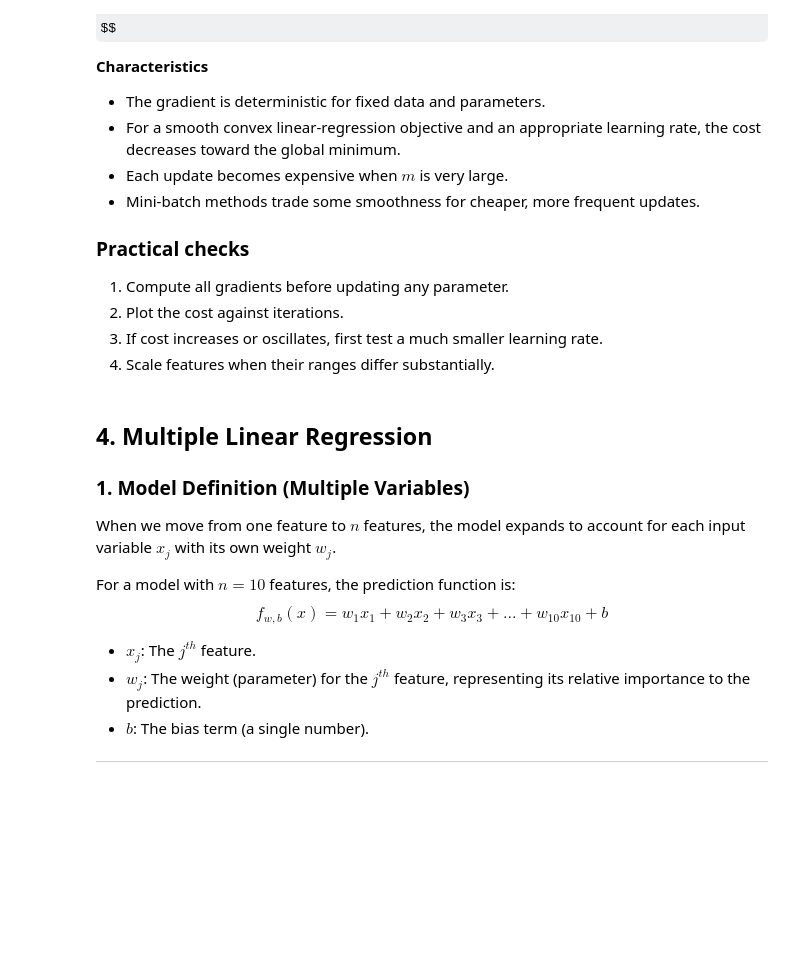
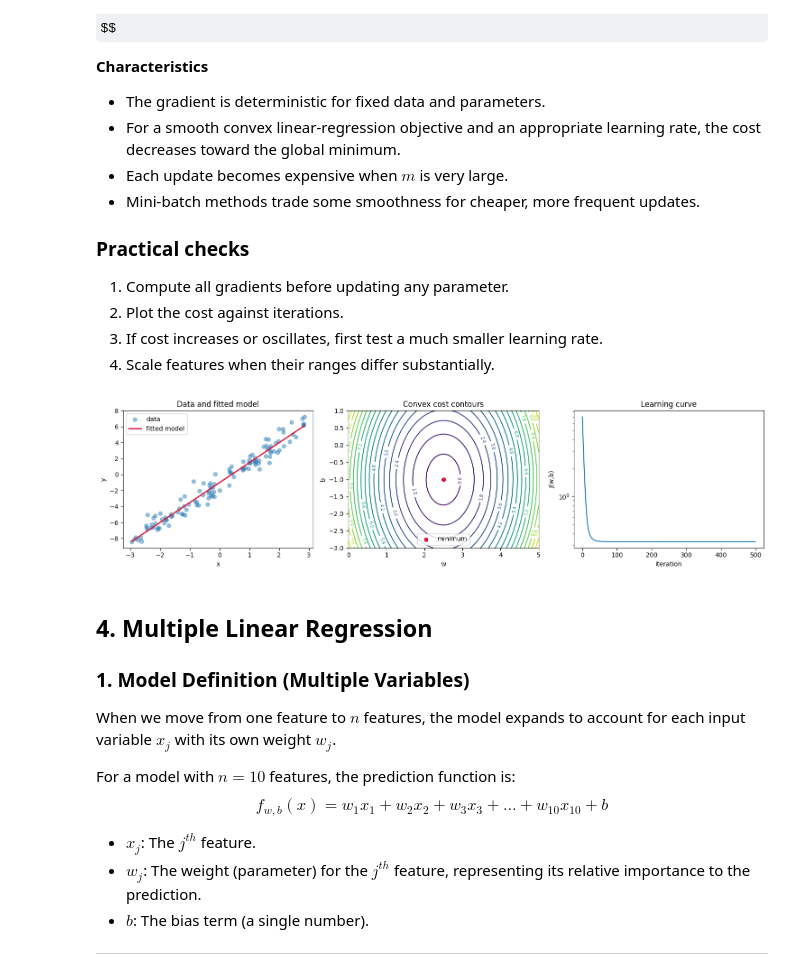
Before and after one commit to haosenhuo2006/python_learning, a Jupyter notebook: machine_learning.ipynb, the cells around one changed output. Drawn from its saved outputs; the diff is of its cells as text; code cells hidden in the pictures; some formulas as TeX source; blank space fills up the shorter version.

Commit message:
Update learning notes and notebook environment

```diff
--- a/machine_learning.ipynb
+++ b/machine_learning.ipynb
@@ -28,6 +28,7 @@ This notebook keeps the full conceptual detail of the original notes while organ
 # %%
 import numpy as np
 import matplotlib.pyplot as plt
+from IPython.display import display
 
 from sklearn.datasets import load_breast_cancer
 from sklearn.linear_model import LogisticRegression, Ridge
@@ -45,6 +46,19 @@ from sklearn.preprocessing import PolynomialFeatures, StandardScaler
 
 rng = np.random.default_rng(42)
 np.set_printoptions(precision=4, suppress=True)
+
+
+def show_plot(fig=None):
+    """Render a Matplotlib figure inside VS Code/Jupyter notebooks.
+
+    Some kernels use the non-interactive Agg backend. In that case plt.show()
+    can print: "FigureCanvasAgg is non-interactive". display(fig) asks the
+    notebook frontend to render the figure directly, so it avoids that warning.
+    """
+    if fig is None:
+        fig = plt.gcf()
+    display(fig)
+    plt.close(fig)
 # %% [markdown]
 ## Math bridge for this notebook
 
@@ -358,34 +372,36 @@ $$
 w_values = np.linspace(0, 5, 100)
 b_values = np.linspace(-3, 1, 100)
 cost_grid = np.empty((len(b_values), len(w_values)))
 
 for row, b_candidate in enumerate(b_values):
     for col, w_candidate in enumerate(w_values):
         cost_grid[row, col] = mse_cost(
             X, y, np.array([w_candidate]), b_candidate
         )
 
 fig, axes = plt.subplots(1, 3, figsize=(15, 4))
 
 axes[0].scatter(X[:, 0], y, alpha=0.45, label="data")
 x_line = np.linspace(X.min(), X.max(), 100).reshape(-1, 1)
 axes[0].plot(x_line[:, 0], predict_linear(x_line, w, b),
              color="crimson", linewidth=2, label="fitted model")
 axes[0].set(title="Data and fitted model", xlabel="x", ylabel="y")
 axes[0].legend()
 
 contour = axes[1].contour(w_values, b_values, cost_grid, levels=18)
 axes[1].clabel(contour, inline=True, fontsize=7)
 axes[1].scatter(w[0], b, color="crimson", label="minimum")
 axes[1].set(title="Convex cost contours", xlabel="w", ylabel="b")
 axes[1].legend()
 
 axes[2].plot(history)
 axes[2].set(title="Learning curve", xlabel="iteration", ylabel="J(w,b)")
 axes[2].set_yscale("log")
 
 plt.tight_layout()
-plt.show()
+show_plot(fig)
+# %% [output]
+[figure, added]
 # %% [markdown]
 ## 4. Multiple Linear Regression
 
```
Also changed, not shown: parts of 5 cells of this notebook, 4 other files.
